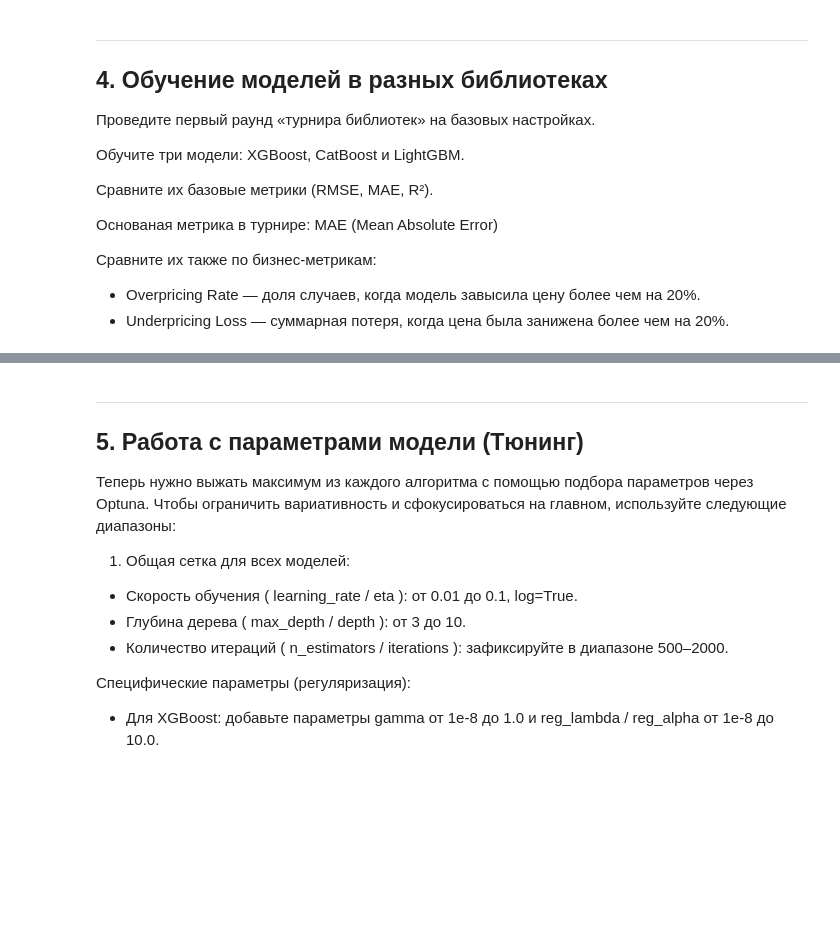
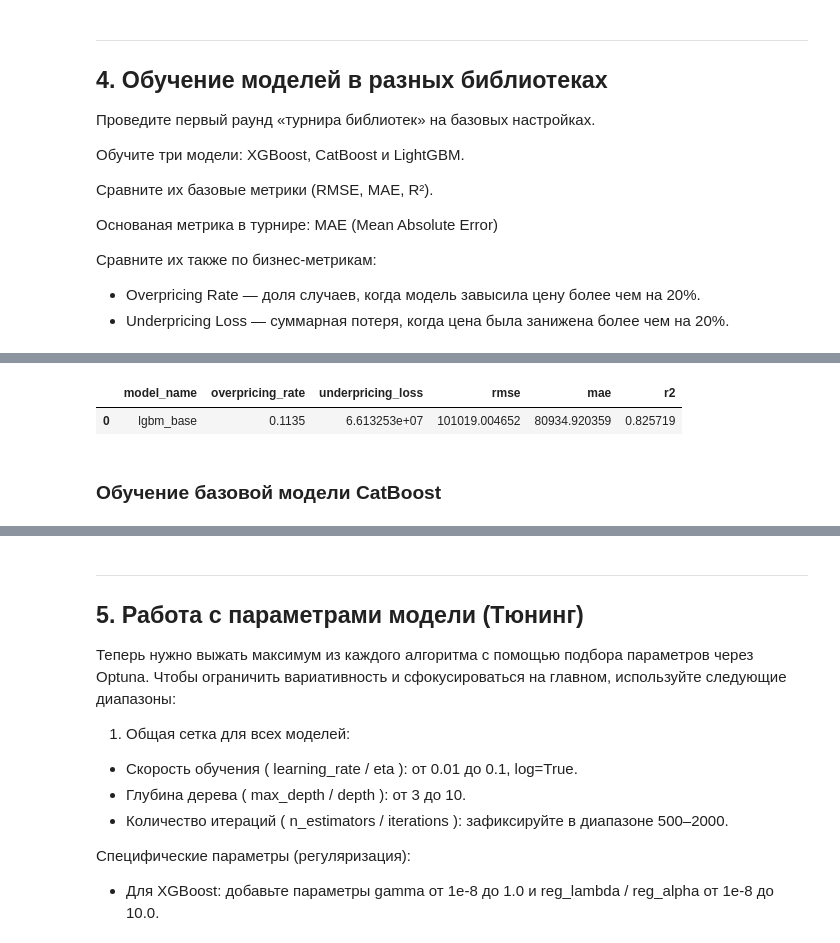
Before and after one commit to Plakhotniuk/practicum_ds, a Jupyter notebook: ml/grad_boosting/project/project.ipynb, the cells around one changed output, grey strips where cells are left out. Cells and saved outputs as stored; diff of their text form; code cells hidden in the pictures; blank space fills up the shorter version.

```diff
--- a/ml/grad_boosting/project/project.ipynb
+++ b/ml/grad_boosting/project/project.ipynb
@@ -536,7 +612,7 @@ Name: price_rub, dtype: float64
 - Overpricing Rate — доля случаев, когда модель завысила цену более чем на 20%.
 - Underpricing Loss — суммарная потеря, когда цена была занижена более чем на 20%.
 # %%
-def calc_business_metrics(y_true, y_pred):
+def calc_metrics(y_true, y_pred, model_name: str):
     # 1
     # Рассчитываем относительное отклонение
     error_ratio = (y_pred - y_true) / y_true
@@ -549,10 +625,18 @@ def calc_business_metrics(y_true, y_pred):
     # Суммируем разницу между реальной ценой и предсказанием для этих случаев
     underpricing_loss = (y_true[under_mask] - y_pred[under_mask]).sum()
 
+    # 3
+    rmse = root_mean_squared_error(y_true, y_pred)
+    mae = mean_absolute_error(y_true, y_pred)
+    r2 = r2_score(y_true, y_pred)
+
     result_df = pd.DataFrame(
-        {
+        {   'model_name': model_name,
             'overpricing_rate': overpricing_rate,
-            'underpricing_loss': underpricing_loss
-        }
+            'underpricing_loss': underpricing_loss,
+            'rmse': rmse,
+            'mae': mae,
+            'r2': r2
+        }, index=[0]
     )
     return result_df
@@ -558,0 +712,11 @@ def calc_business_metrics(y_true, y_pred):
+# %%
+lgbm_base = LGBMRegressor(
+    random_state=RANDOM_SEED,
+    n_jobs=-1,
+)
+# %%
+lgbm_base.fit(
+    X_train,
+    y_train,
+    categorical_feature=cat_cols_feat,
+)
@@ -558,0 +731,13 @@ def calc_business_metrics(y_true, y_pred):
+# %%
+# предсказания на validate
+y_pred_val_lgbm_base = lgbm_base.predict(X_val)
+# %%
+lgbm_base_metrics = calc_metrics(
+    y_pred_val_lgbm_base, y_val, model_name='lgbm_base'
+)
+lgbm_base_metrics
+# %% [output]
+|  | model_name | overpricing_rate | underpricing_loss | rmse | mae | r2 |
+| 0 | lgbm_base | 0.1135 | 6.613253e+07 | 101019.004652 | 80934.920359 | 0.825719 |
+# %% [markdown]
+### Обучение базовой модели CatBoost
```
Also changed, not shown: parts of 24 cells of this notebook.
